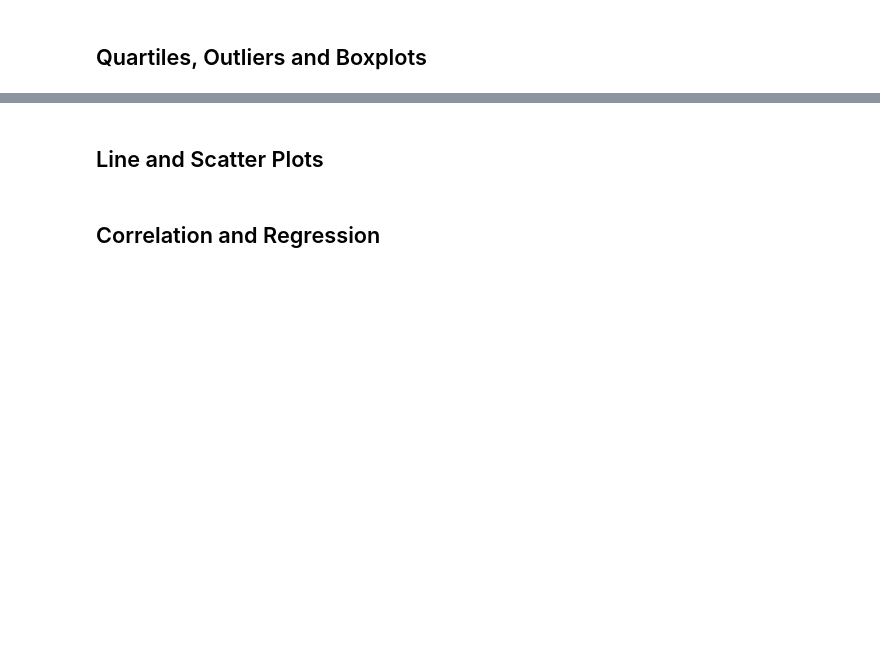
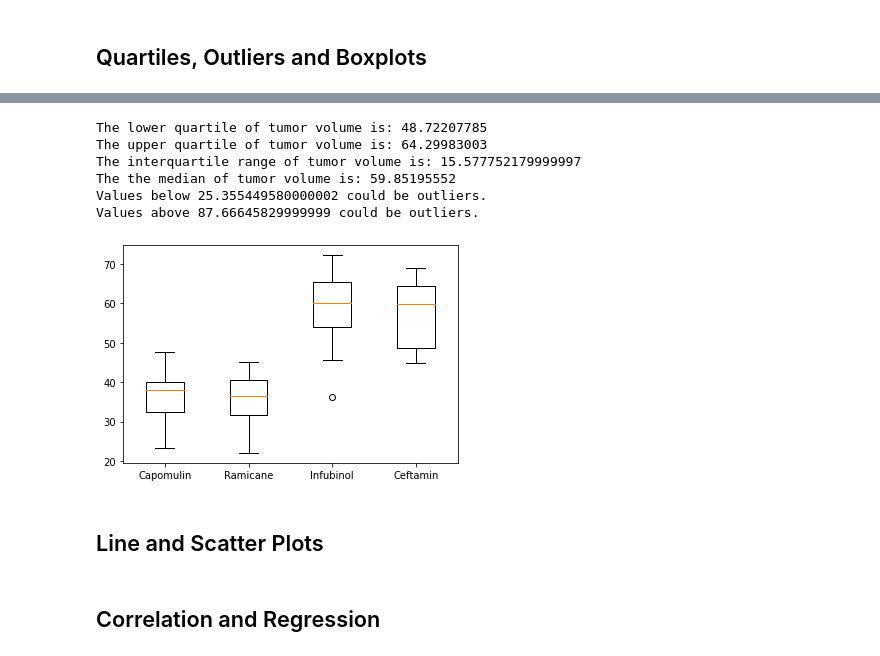
Before and after one commit to drewmcbride/matplotlib-challenge, a Jupyter notebook: Pymaceuticals/pymaceuticals_starter.ipynb, the cells around one changed output, grey strips where cells are left out. Cells and saved outputs as stored; diff of their text form; code cells hidden in the pictures; blank space fills up the shorter version.

```diff
--- a/Pymaceuticals/pymaceuticals_starter.ipynb
+++ b/Pymaceuticals/pymaceuticals_starter.ipynb
@@ -189,6 +229,8 @@ plt.show()
 # Capomulin, Ramicane, Infubinol, and Ceftamin
 
 # Start by getting the last (greatest) timepoint for each mouse
-
+last_timepoint = clean_study_df.groupby('Mouse ID').agg({'Timepoint': max})
 
 # Merge this group df with the original dataframe to get the tumor volume at the last timepoint
+timepoint_df = pd.merge(last_timepoint, clean_study_df, on=["Mouse ID", "Timepoint"], how = "left")
+timepoint_df
@@ -195,22 +251,47 @@ plt.show()
 # %%
 # Put treatments into a list for for loop (and later for plot labels)
-
+drugs = ["Capomulin", "Ramicane", "Infubinol", "Ceftamin"]
 
 # Create empty list to fill with tumor vol data (for plotting)
-
+tumor_vol_data = []
 
 # Calculate the IQR and quantitatively determine if there are any potential outliers.
-
+for drug in drugs:
 
     # Locate the rows which contain mice on each drug and get the tumor volumes
-
+    tumor_volume = timepoint_df.loc[timepoint_df["Drug Regimen"] == drug, "Tumor Volume (mm3)"]
 
     # add subset
-
+    tumor_vol_data.append(tumor_volume)
 
     # Determine outliers using upper and lower bounds
+quartiles = tumor_volume.quantile([.25,.5,.75])
+lowerq = quartiles[0.25]
+upperq = quartiles[0.75]
+iqr = upperq-lowerq
+
+print(f"The lower quartile of tumor volume is: {lowerq}")
+print(f"The upper quartile of tumor volume is: {upperq}")
+print(f"The interquartile range of tumor volume is: {iqr}")
+print(f"The the median of tumor volume is: {quartiles[0.5]} ")
+
+lower_bound = lowerq - (1.5*iqr)
+upper_bound = upperq + (1.5*iqr)
+print(f"Values below {lower_bound} could be outliers.")
+print(f"Values above {upper_bound} could be outliers.")
+# %% [output]
+The lower quartile of tumor volume is: 48.72207785
+The upper quartile of tumor volume is: 64.29983003
+The interquartile range of tumor volume is: 15.577752179999997
+The the median of tumor volume is: 59.85195552
+Values below 25.355449580000002 could be outliers.
+Values above 87.66645829999999 could be outliers.
 # %%
 # Generate a box plot of the final tumor volume of each mouse across four regimens of interest
+plt.boxplot(tumor_vol_data, labels=drugs)
+plt.show()
+# %% [output]
+[figure, added]
 # %% [markdown]
 ## Line and Scatter Plots
 # %%
```
Also changed, not shown: parts of 7 cells of this notebook.
